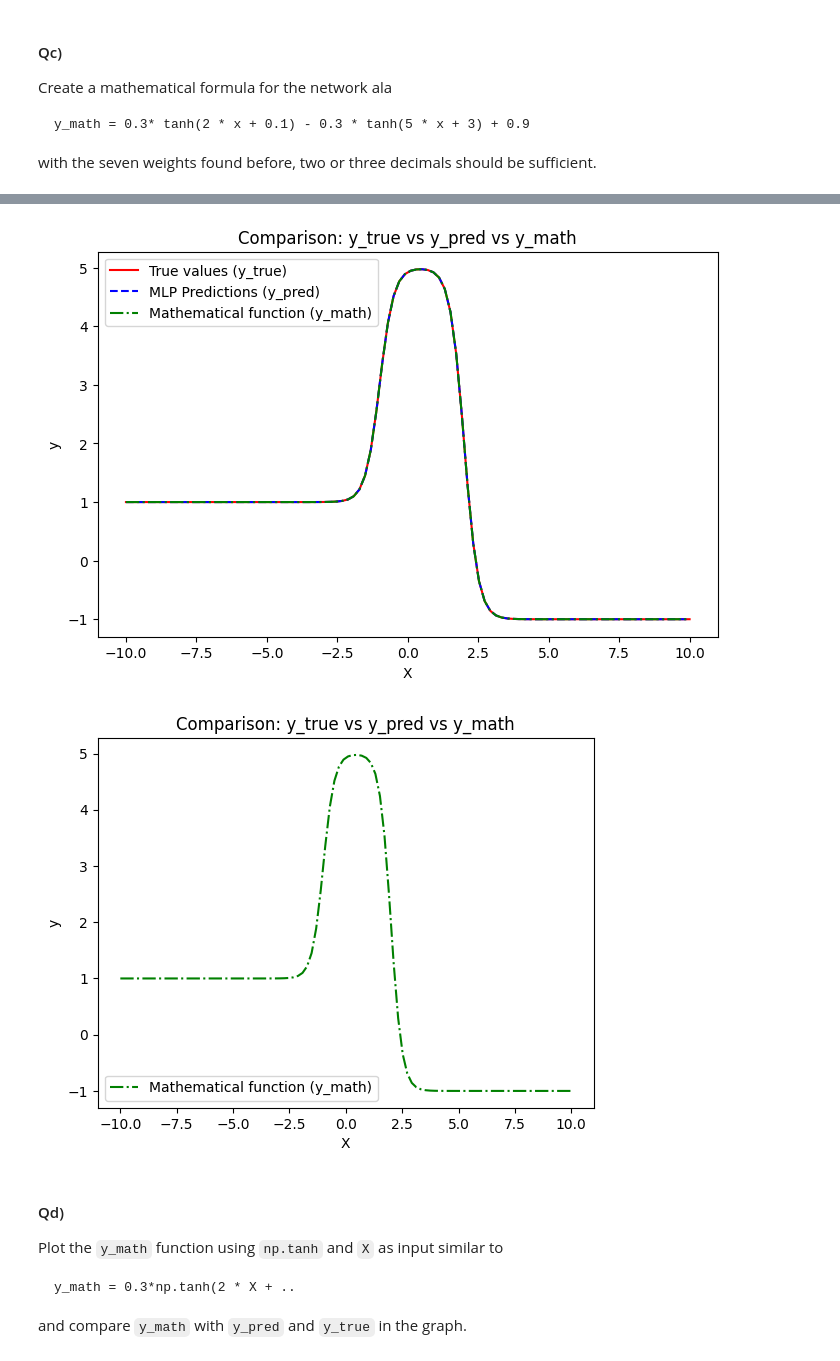
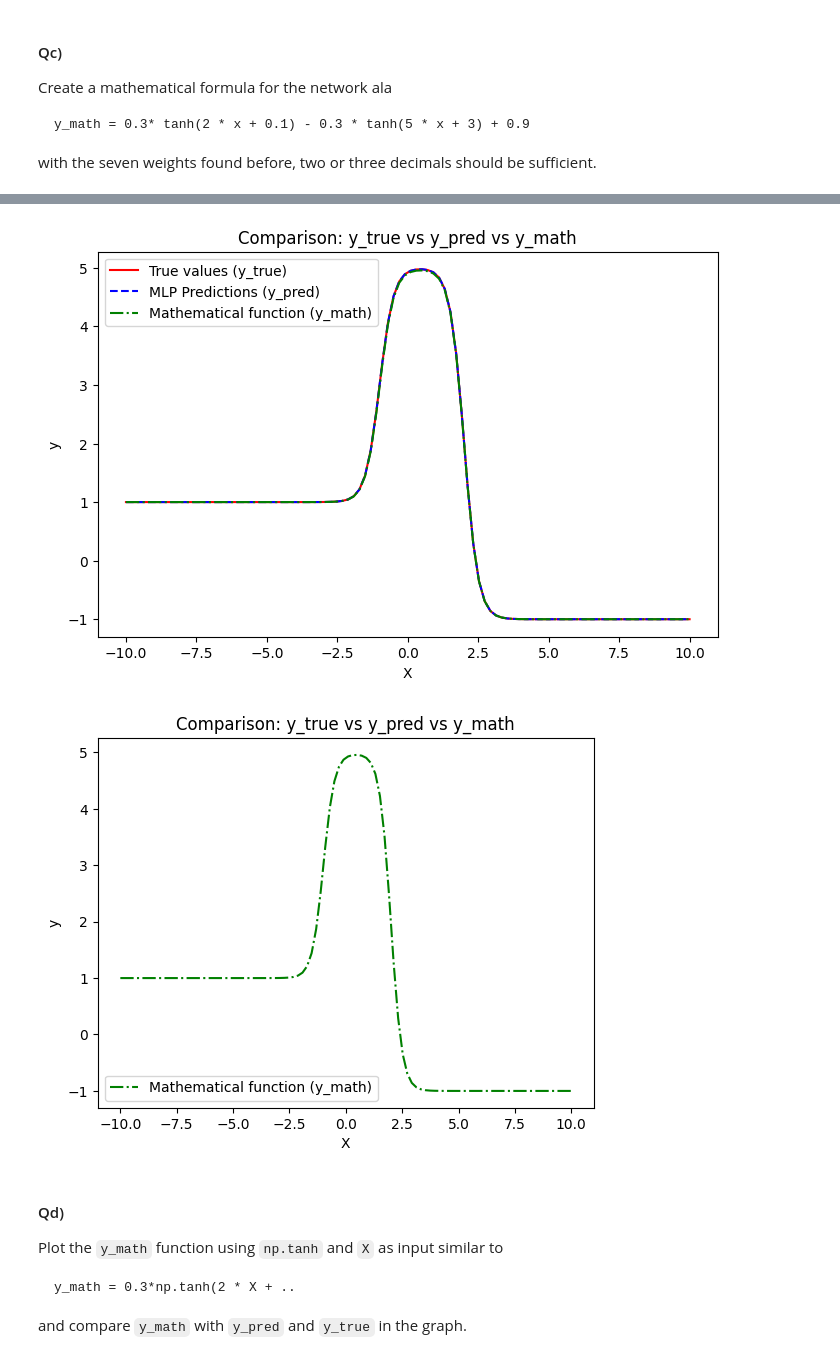
Before and after one commit to JonasGjorupEriksen/SWMAL_Group1, a Jupyter notebook: L06/ann.ipynb, the cells around one changed output, grey strips where cells are left out. Drawn from its saved outputs; the diff is of its cells as text; code cells hidden in the pictures.

```diff
--- a/L06/ann.ipynb
+++ b/L06/ann.ipynb
@@ -127,55 +127,49 @@ Biases (Output): 4.022368919841821e-05
 
 import numpy as np
 
-w_1= -1.99
+w_1= -2
 w_2 = 2
-b_1 = -4
+b_1 = 4
 b_2 = 1.99
-w_5 = -2.99
-w_6= 1.99
+w_3 = 2.99
+w_4= 1.99
 b_3 = -0.00005
 def y_math(x):
-    return w_5*np.tanh(w_1*x + b_1) + w_6*np.tanh(w_2*x + b_2) + b_3
+    return w_3*np.tanh(w_1*x + b_1) + w_4*np.tanh(w_2*x + b_2) + b_3
 
 y_math_values = np.array([y_math(x) for x in X]).flatten()
 
 # Plot the comparison
 plt.figure(figsize=(8,5))
 plt.plot(X, y_true, "r-", label="True values (y_true)")
-w_1= -2
-w_2 = 2
-b_1 = 4
-b_2 = 2
-w_5 = 3
-w_6= 2
-b_3 = -0.00005
+
 def y_math(x):
-    return w_5*np.tanh(w_1*x + b_1) + w_6*np.tanh(w_2*x + b_2) + b_3
+    return w_3*np.tanh(w_1*x + b_1) + w_4*np.tanh(w_2*x + b_2) + b_3
 
 y_math_values = np.array([y_math(x) for x in X]).flatten()
 
 # Plot the comparison
 plt.figure(figsize=(8,5))
 plt.plot(X, y_true, "r-", label="True values (y_true)")
 plt.plot(X, y_pred, "b--", label="MLP Predictions (y_pred)")
 plt.plot(X, y_math_values, "g-.", label="Mathematical function (y_math)")
 
 plt.legend()
 plt.xlabel("X")
 plt.ylabel("y")
 plt.title("Comparison: y_true vs y_pred vs y_math")
 plt.show()
 plt.plot(X, y_math_values, "g-.", label="Mathematical function (y_math)")
 
 plt.legend()
 plt.xlabel("X")
 plt.ylabel("y")
 plt.title("Comparison: y_true vs y_pred vs y_math")
 plt.show()
 # %% [output]
 [figure]
 [figure]
-[figure, old version]
+[figure, new version]
 # %% [markdown]
 #### Qd)
 
```
Also changed, not shown: parts of 4 cells of this notebook.
